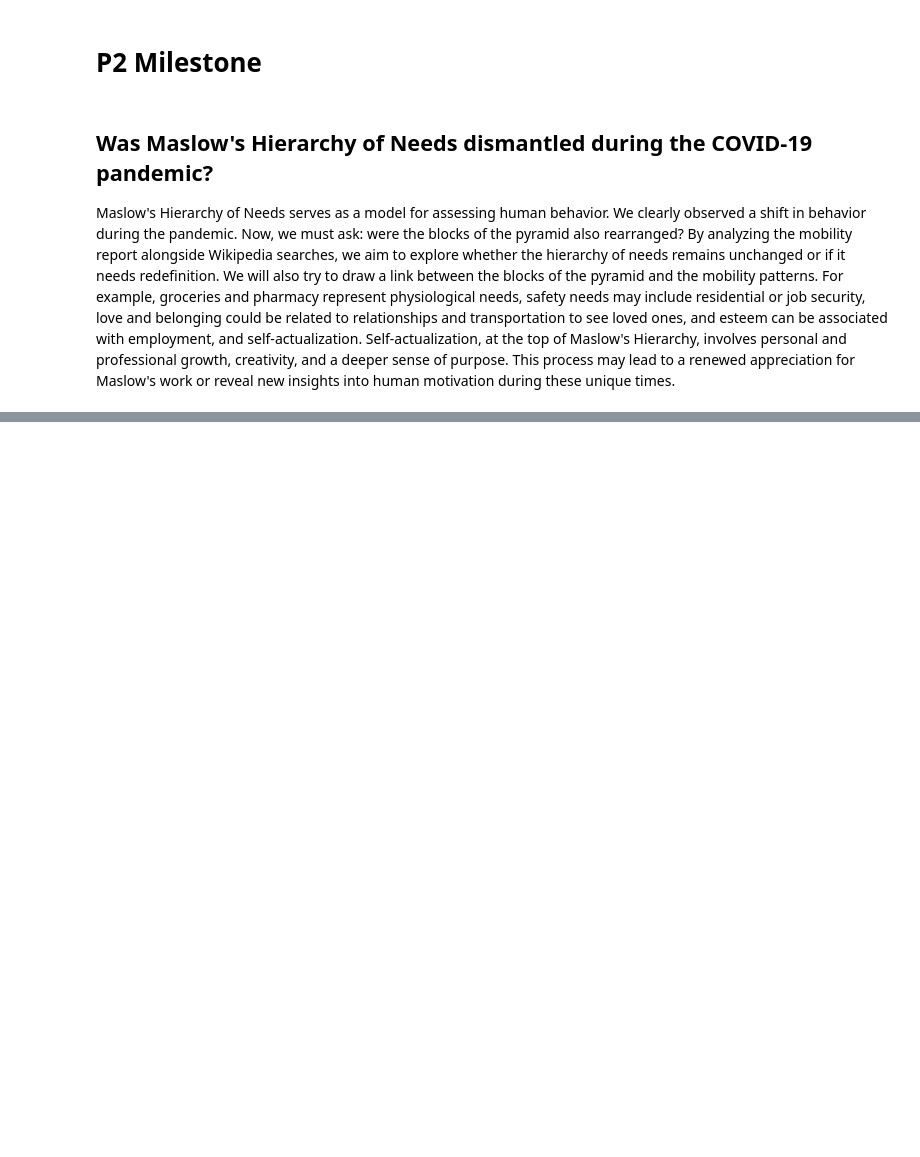
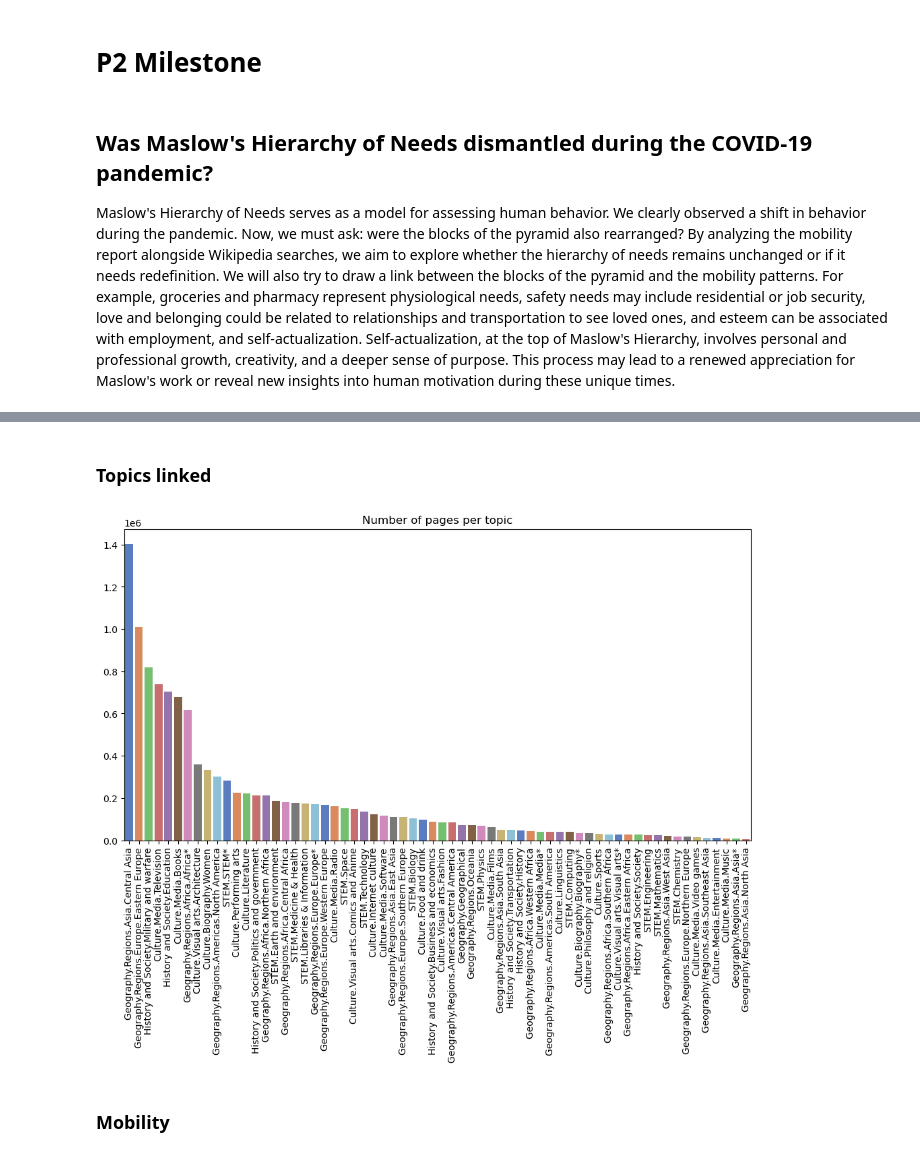
Before and after one commit to epfl-ada/ada-2023-project-bobeast, a Jupyter notebook: Milestone_P2.ipynb, the cells around one changed output, grey strips where cells are left out. Drawn from its saved outputs; the diff is of its cells as text; code cells hidden in the pictures; blank space fills up the shorter version.

```diff
--- a/Milestone_P2.ipynb
+++ b/Milestone_P2.ipynb
@@ -16,0 +74,19 @@ these unique times.
+# %% [markdown]
+### Topics linked
+# %%
+topics_linked=pd.read_csv('DATA/topics_linked.csv')
+idx=np.where(topics_linked.dtypes==bool)[0]
+topics_linked[topics_linked.columns[idx]]=topics_linked[topics_linked.columns[idx]].astype(int)
+# %%
+topics_agg=topics_linked.select_dtypes(include='int').sum().copy()
+topic_agg=topics_agg.sort_values(ascending=False)
+# %%
+plt.figure(figsize=(12,6))
+sns.barplot(x=topics_agg.index,y=topic_agg,palette='muted')
+plt.xticks(rotation=90)
+plt.title('Number of pages per topic')
+plt.show()
+# %% [output]
+[figure, added]
+# %% [markdown]
+### Mobility
```
Also changed, not shown: parts of 9 cells of this notebook, 1 other file.
